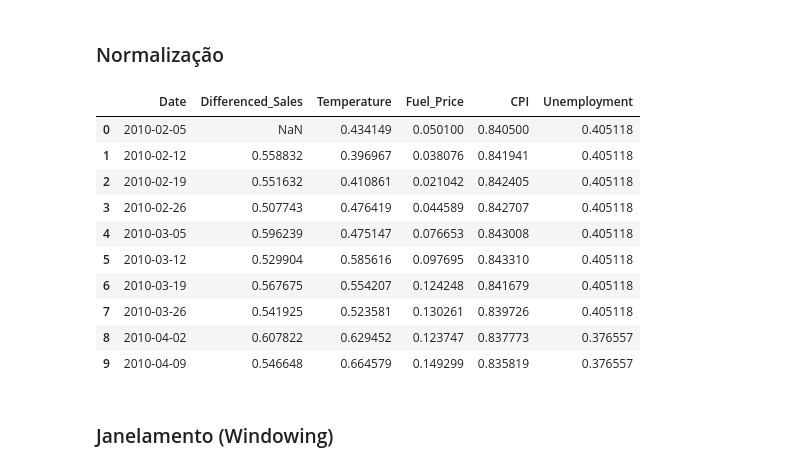
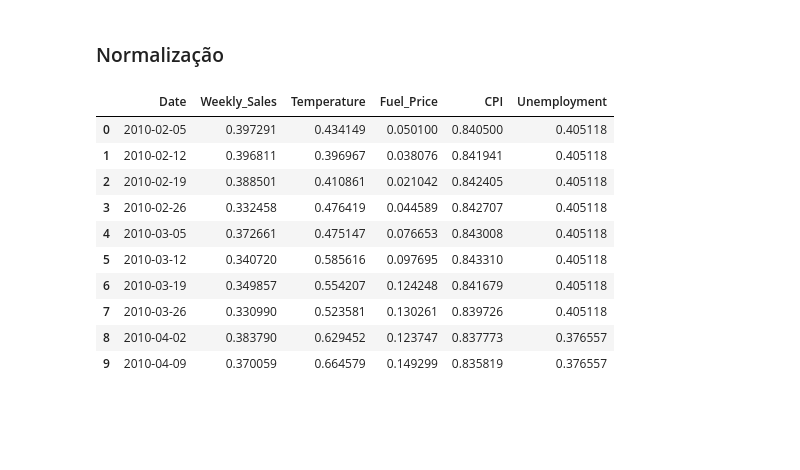
Before and after one commit to jvlopess/Walmart-Sales-Forecasting, a Jupyter notebook: notebooks/Walmart_Sales_Forecasting.ipynb, the cells around one changed output. Drawn from its saved outputs; the diff is of its cells as text; code cells hidden in the pictures; blank space fills up the shorter version.

```diff
--- a/notebooks/Walmart_Sales_Forecasting.ipynb
+++ b/notebooks/Walmart_Sales_Forecasting.ipynb
@@ -512,6 +492,0 @@ Essas etapas de preprocessamento são fundamentais para preparar os dados de sé
-# %%
-# Aplicando Differencing
-df['Differenced_Sales'] = df['Weekly_Sales'].diff().dropna()
-
-# Exibindo uma amostra dos dados após o differencing
-df[['Date', 'Weekly_Sales', 'Differenced_Sales']].head(10)
@@ -532,28 +495,26 @@ df[['Date', 'Weekly_Sales', 'Differenced_Sales']].head(10)
 # %%
 from sklearn.preprocessing import MinMaxScaler
 
 # Selecionando as colunas para normalização
-cols_to_normalize = ['Differenced_Sales', 'Temperature', 'Fuel_Price', 'CPI', 'Unemployment']
+cols_to_normalize = ['Weekly_Sales', 'Temperature', 'Fuel_Price', 'CPI', 'Unemployment']
 
 # Inicializando o scaler
 scaler = MinMaxScaler()
 
 # Aplicando o scaler
 df[cols_to_normalize] = scaler.fit_transform(df[cols_to_normalize])
 
 # Exibindo uma amostra dos dados normalizados
-df[['Date', 'Differenced_Sales', 'Temperature', 'Fuel_Price', 'CPI', 'Unemployment']].head(10)
+df[['Date', 'Weekly_Sales', 'Temperature', 'Fuel_Price', 'CPI', 'Unemployment']].head(10)
 # %% [output]
-|  | Date | Differenced_Sales | Temperature | Fuel_Price | CPI | Unemployment |
-| 0 | 2010-02-05 | NaN | 0.434149 | 0.050100 | 0.840500 | 0.405118 |
-| 1 | 2010-02-12 | 0.558832 | 0.396967 | 0.038076 | 0.841941 | 0.405118 |
-| 2 | 2010-02-19 | 0.551632 | 0.410861 | 0.021042 | 0.842405 | 0.405118 |
-| 3 | 2010-02-26 | 0.507743 | 0.476419 | 0.044589 | 0.842707 | 0.405118 |
-| 4 | 2010-03-05 | 0.596239 | 0.475147 | 0.076653 | 0.843008 | 0.405118 |
-| 5 | 2010-03-12 | 0.529904 | 0.585616 | 0.097695 | 0.843310 | 0.405118 |
-| 6 | 2010-03-19 | 0.567675 | 0.554207 | 0.124248 | 0.841679 | 0.405118 |
-| 7 | 2010-03-26 | 0.541925 | 0.523581 | 0.130261 | 0.839726 | 0.405118 |
-| 8 | 2010-04-02 | 0.607822 | 0.629452 | 0.123747 | 0.837773 | 0.376557 |
-| 9 | 2010-04-09 | 0.546648 | 0.664579 | 0.149299 | 0.835819 | 0.376557 |
+|  | Date | Weekly_Sales | Temperature | Fuel_Price | CPI | Unemployment |
+| 0 | 2010-02-05 | 0.397291 | 0.434149 | 0.050100 | 0.840500 | 0.405118 |
+| 1 | 2010-02-12 | 0.396811 | 0.396967 | 0.038076 | 0.841941 | 0.405118 |
+| 2 | 2010-02-19 | 0.388501 | 0.410861 | 0.021042 | 0.842405 | 0.405118 |
+| 3 | 2010-02-26 | 0.332458 | 0.476419 | 0.044589 | 0.842707 | 0.405118 |
+| 4 | 2010-03-05 | 0.372661 | 0.475147 | 0.076653 | 0.843008 | 0.405118 |
+| 5 | 2010-03-12 | 0.340720 | 0.585616 | 0.097695 | 0.843310 | 0.405118 |
+| 6 | 2010-03-19 | 0.349857 | 0.554207 | 0.124248 | 0.841679 | 0.405118 |
+| 7 | 2010-03-26 | 0.330990 | 0.523581 | 0.130261 | 0.839726 | 0.405118 |
+| 8 | 2010-04-02 | 0.383790 | 0.629452 | 0.123747 | 0.837773 | 0.376557 |
+| 9 | 2010-04-09 | 0.370059 | 0.664579 | 0.149299 | 0.835819 | 0.376557 |
-# %% [markdown]
-### Janelamento (Windowing)
```
Also changed, not shown: parts of 17 cells of this notebook.
